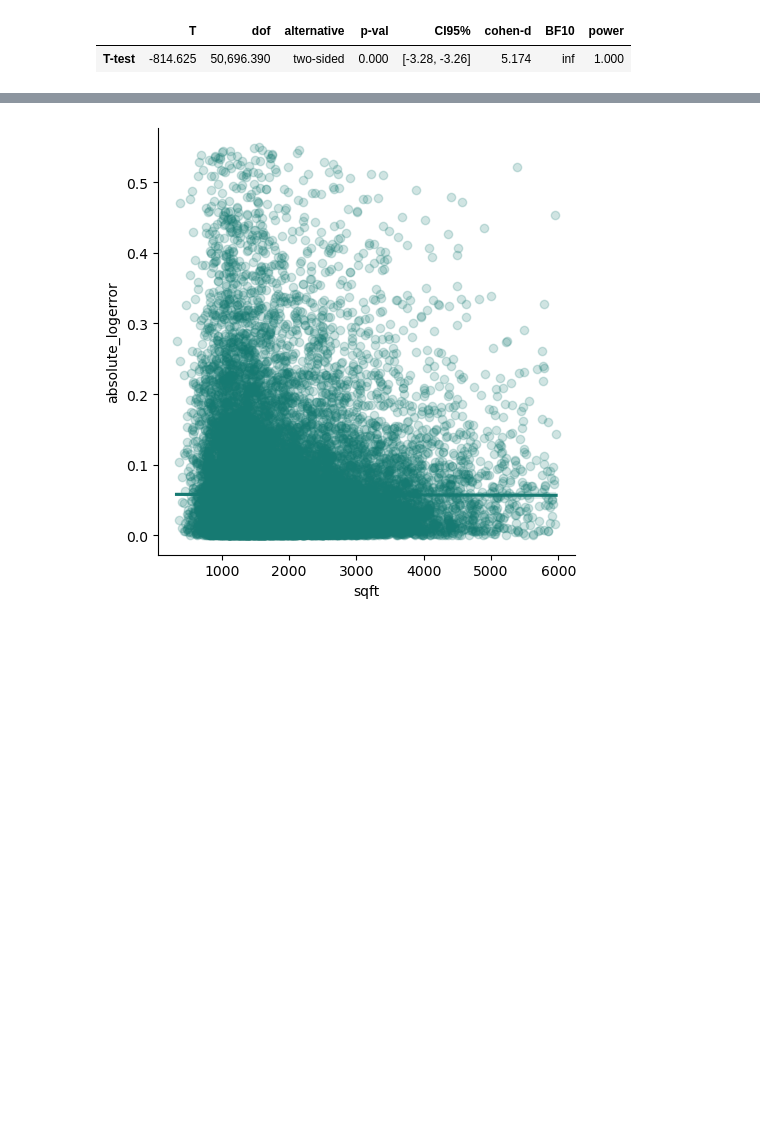
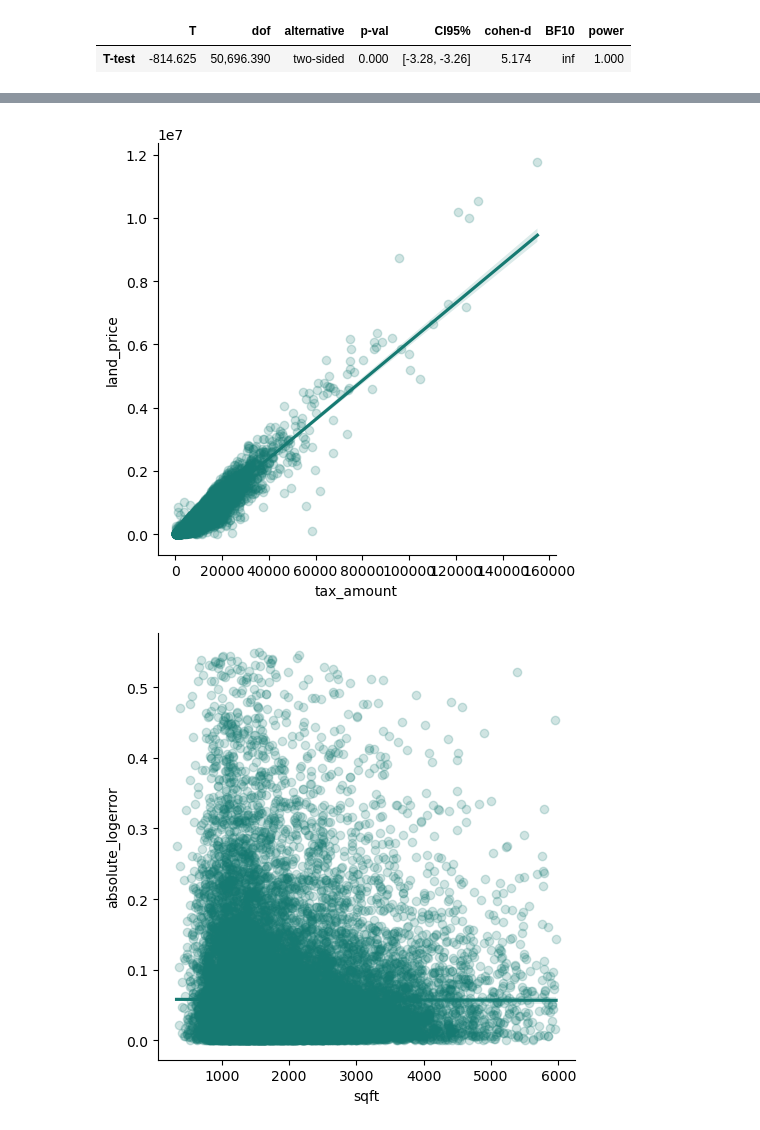
Before and after one commit to codeup-nadia-chris/clustering-project, a Jupyter notebook: chris_work_in_progress.ipynb, the cells around one changed output, grey strips where cells are left out. Cells and saved outputs as stored; diff of their text form; code cells hidden in the pictures; blank space fills up the shorter version.

```diff
--- a/chris_work_in_progress.ipynb
+++ b/chris_work_in_progress.ipynb
@@ -240,3 +273,10 @@ results
+# %%
+sns.set_palette('BrBG_r')
+
+sns.lmplot(data=df, y='land_price', x = 'tax_amount', scatter_kws ={'alpha' : 0.2})
+plt.show()
+# %% [output]
+[figure, added]
 # %%
 sns.set_palette('BrBG_r')
 for i in num_variables:
```
Also changed, not shown: parts of 12 cells of this notebook, 2 other files.
